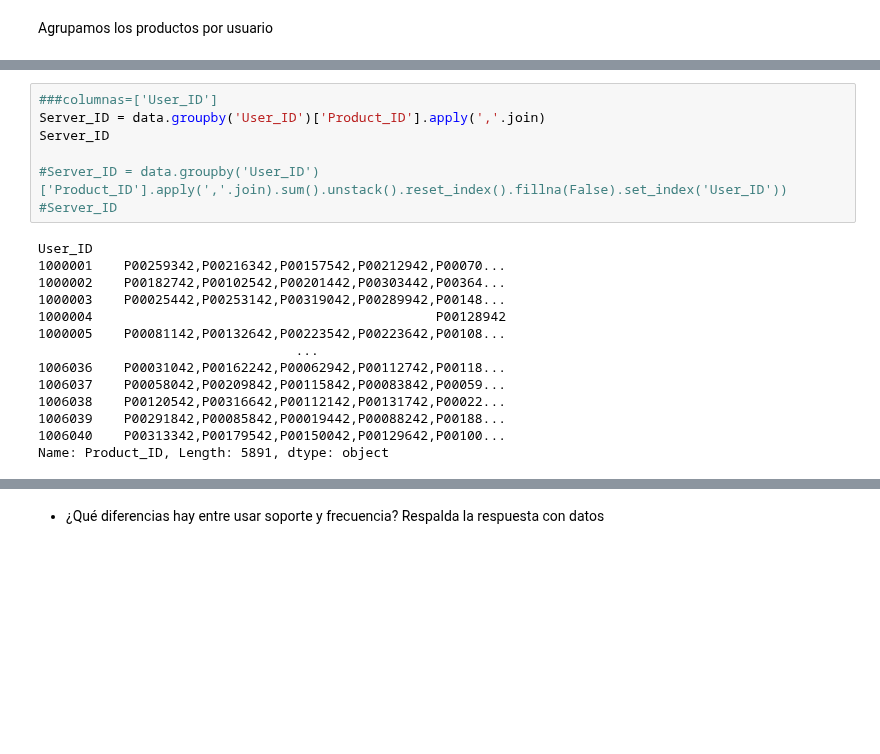
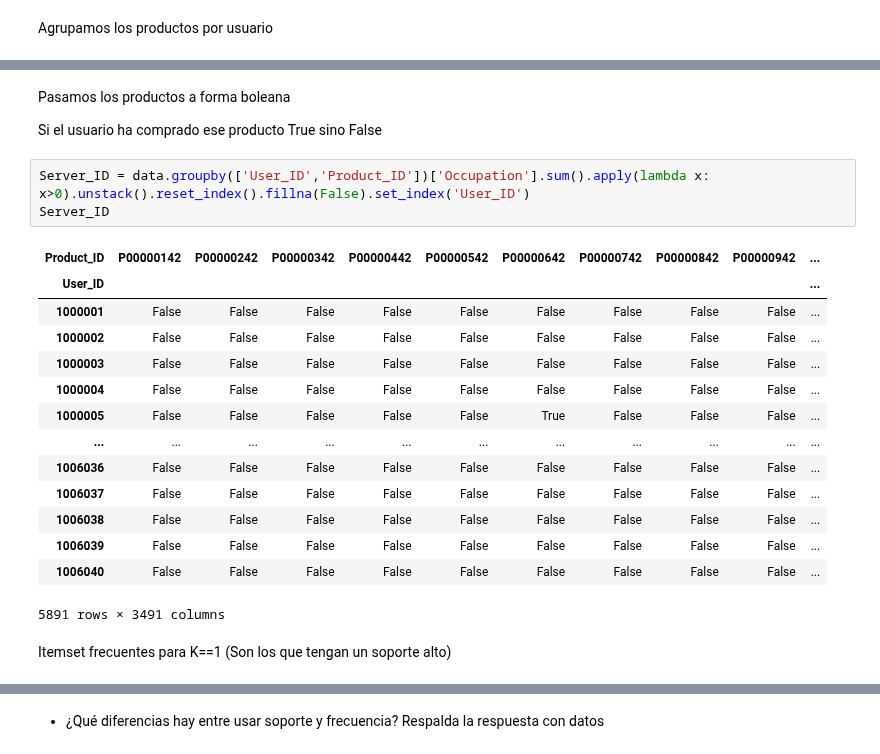
Before and after one commit to javierarteagapuell/deeplearning, a Jupyter notebook: Prac2Ej1.ipynb, the cells around one changed output, grey strips where cells are left out. Saved outputs shown, nothing was run; the diff lists cells and outputs as text; blank space fills up the shorter version.

```diff
--- a/Prac2Ej1.ipynb
+++ b/Prac2Ej1.ipynb
@@ -69,23 +82,27 @@ Agrupamos los productos por usuario
+# %% [markdown]
+Pasamos los productos a forma boleana
+
+Si el usuario ha comprado ese producto True
+sino False
 # %%
-###columnas=['User_ID']
-Server_ID = data.groupby('User_ID')['Product_ID'].apply(','.join)
+Server_ID = data.groupby(['User_ID','Product_ID'])['Occupation'].sum().apply(lambda x: x>0).unstack().reset_index().fillna(False).set_index('User_ID')
 Server_ID
-
-#Server_ID = data.groupby('User_ID')['Product_ID'].apply(','.join).sum().unstack().reset_index().fillna(False).set_index('User_ID'))
-#Server_ID
 # %% [output]
+| Product_ID | P00000142 | P00000242 | P00000342 | P00000442 | P00000542 | P00000642 | P00000742 | P00000842 | P00000942 | ... |
+| User_ID |  |  |  |  |  |  |  |  |  | ... |
+| 1000001 | False | False | False | False | False | False | False | False | False | ... |
+| 1000002 | False | False | False | False | False | False | False | False | False | ... |
+| 1000003 | False | False | False | False | False | False | False | False | False | ... |
+| 1000004 | False | False | False | False | False | False | False | False | False | ... |
+| 1000005 | False | False | False | False | False | True | False | False | False | ... |
+| ... | ... | ... | ... | ... | ... | ... | ... | ... | ... | ... |
+| 1006036 | False | False | False | False | False | False | False | False | False | ... |
+| 1006037 | False | False | False | False | False | False | False | False | False | ... |
+| 1006038 | False | False | False | False | False | False | False | False | False | ... |
+| 1006039 | False | False | False | False | False | False | False | False | False | ... |
+| 1006040 | False | False | False | False | False | False | False | False | False | ... |
-User_ID
-1000001    P00259342,P00216342,P00157542,P00212942,P00070...
-1000002    P00182742,P00102542,P00201442,P00303442,P00364...
-1000003    P00025442,P00253142,P00319042,P00289942,P00148...
-1000004                                            P00128942
-1000005    P00081142,P00132642,P00223542,P00223642,P00108...
-                                 ...
-1006036    P00031042,P00162242,P00062942,P00112742,P00118...
-1006037    P00058042,P00209842,P00115842,P00083842,P00059...
-1006038    P00120542,P00316642,P00112142,P00131742,P00022...
-1006039    P00291842,P00085842,P00019442,P00088242,P00188...
-1006040    P00313342,P00179542,P00150042,P00129642,P00100...
-Name: Product_ID, Length: 5891, dtype: object
+5891 rows × 3491 columns
+# %% [markdown]
+Itemset frecuentes para K==1 (Son los que tengan un soporte alto)
 # %%
 from mlxtend.frequent_patterns import apriori, association_rules
```
Also changed, not shown: parts of 20 cells of this notebook.
